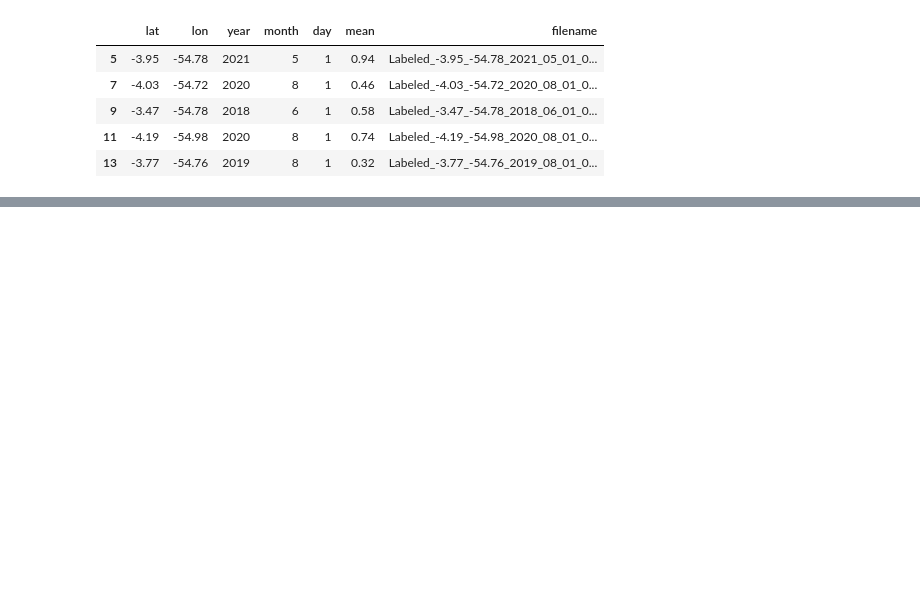
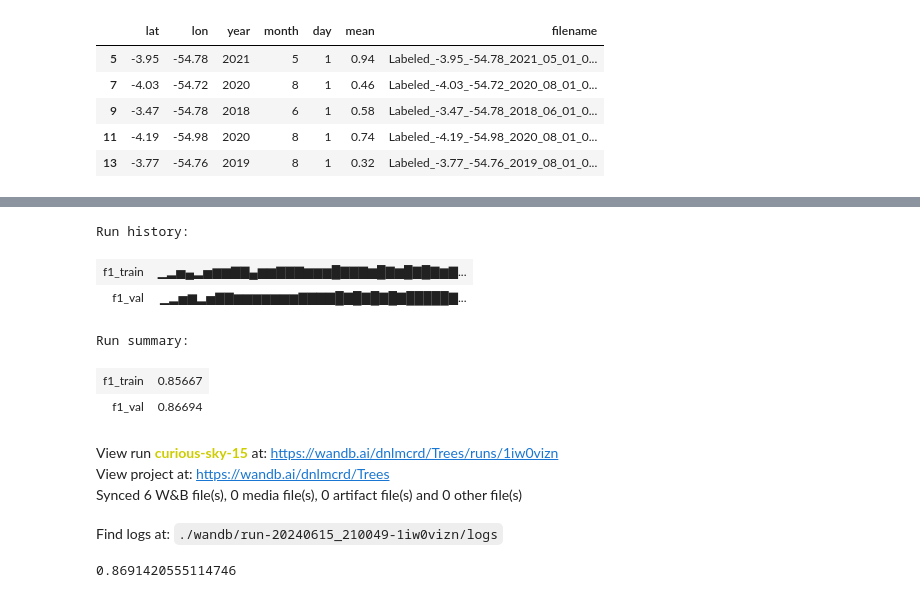
Before and after one commit to danilolc/deforestation-segmentation, a Jupyter notebook: 7 Triple Segmentation.ipynb, the cells around one changed output, grey strips where cells are left out. Saved outputs shown, nothing was run; the diff lists cells and outputs as text; code cells hidden in the pictures; blank space fills up the shorter version.

```diff
--- a/7 Triple Segmentation.ipynb
+++ b/7 Triple Segmentation.ipynb
@@ -198,6 +197,7 @@ def plot_images():
 @torch.no_grad()
 def f1_score(dl):
     im, lb = next(iter(dl))
+    im, lb = im.to(device), lb.to(device)
 
     label = lb[:, None, ...]
     output = torch.sigmoid(model(im))
@@ -215,3 +215,16 @@ def f1_score(dl):
     iou = tp / union # recall / (recall + 1) ?
 
     return float(f1), float(iou)
+# %%
+ssim_factor = 2
+bce_loss = nn.BCEWithLogitsLoss()
+loss_fn = lambda output, target: bce_loss(output, target) + ssim_factor * ssim_loss(torch.sigmoid(output), target)
+
+lr = 1e-4
+optimizer = torch.optim.AdamW(model.parameters(), lr=lr)
+
+epochs = 300
+patience = 100
+
+best_f1 = -torch.inf
+best_model = model.state_dict()
@@ -315,3 +285,18 @@ print(max(val_f1))
+# %%
+wandb.finish()
+print(best_f1)
+# %% [output]
+Run history:
+| f1_train | ▁▂▅▄▂▅▆▆▇▇▄▆▆▇▇▇▆▆▆█▇▇▇▆█▇▆█▇█▇▆▇... |
+| f1_val | ▁▂▅▆▂▅▇▇▆▆▆▆▆▆▆▇▇▇▇█▇█▇█▇█▇█████▇... |
+Run summary:
+| f1_train | 0.85667 |
+| f1_val | 0.86694 |
+View run curious-sky-15 at: https://wandb.ai/dnlmcrd/Trees/runs/1iw0vizn
+View project at: https://wandb.ai/dnlmcrd/Trees
+Synced 6 W&B file(s), 0 media file(s), 0 artifact file(s) and 0 other file(s)
+Find logs at: ./wandb/run-20240615_210049-1iw0vizn/logs
+0.8691420555114746
 # %%
 plot_images()
 # %% [output]
```
Also changed, not shown: parts of 9 cells of this notebook, 5 other files.
